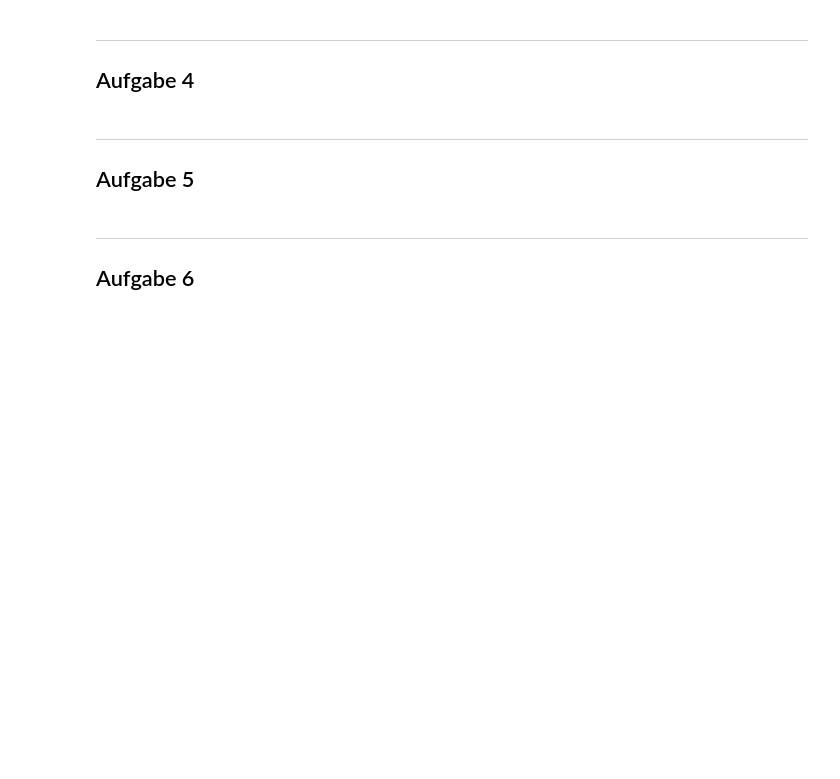
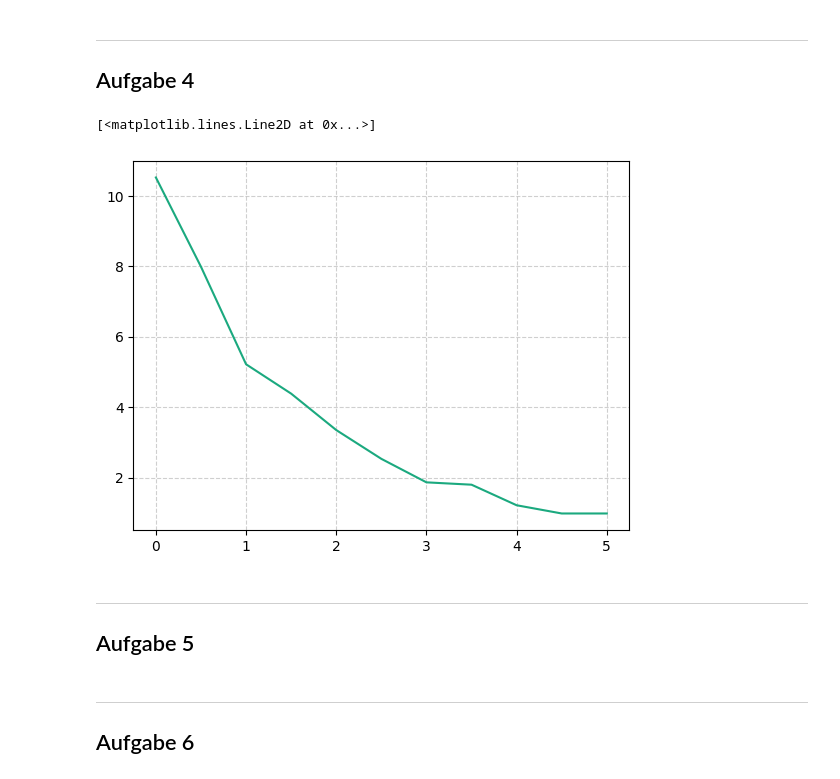
Before and after one commit to FinnZeumer/PAP-2, a Jupyter notebook: Versuche/253/Python/V253.ipynb, the cells around one changed output. Saved outputs shown, nothing was run; the diff lists cells and outputs as text; code cells hidden in the pictures; blank space fills up the shorter version.

```diff
--- a/Versuche/253/Python/V253.ipynb
+++ b/Versuche/253/Python/V253.ipynb
@@ -105,6 +148,25 @@ counts = np.array([147, 250, 168, 129, 63, 69, 28, 82])
 <hr>
 
 ## Aufgabe 4
+# %%
+counts_Co = np.array([631, 479, 313, 263, 201, 152, 112, 108, 73, 59, 59])
+t_mess_A4 = np.array([60] * len(counts_Co))
+
+count_rate_Co = counts_Co / t_mess_A4
+
+dicke_Pb = np.zeros([len(counts_Co)])
+current_Pl_Dicke = 0
+for i in range(0, len(counts_Co)):
+    dicke_Pb[i] = current_Pl_Dicke
+    current_Pl_Dicke = current_Pl_Dicke + 0.5 #cm
+# %%
+plt.plot(
+    dicke_Pb,
+    count_rate_Co
+)
+# %% [output]
+[<matplotlib.lines.Line2D at 0x...>]
+[figure, added]
 # %% [markdown]
 <hr>
 
```
Also changed, not shown: parts of 7 cells of this notebook, 2 other files.
